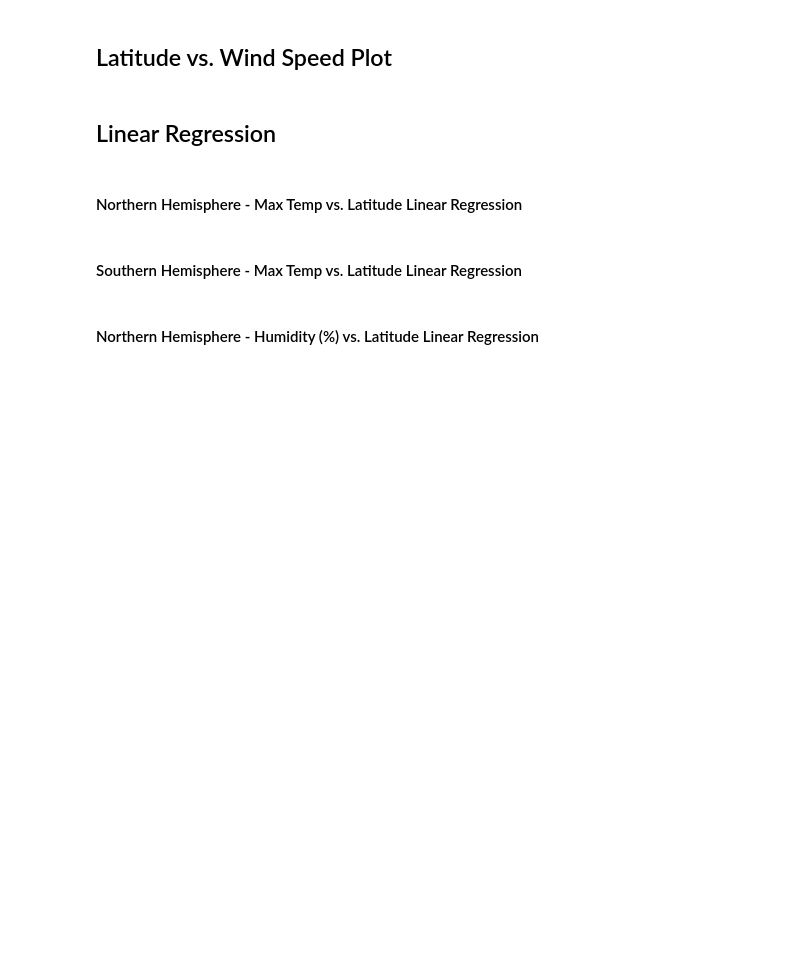
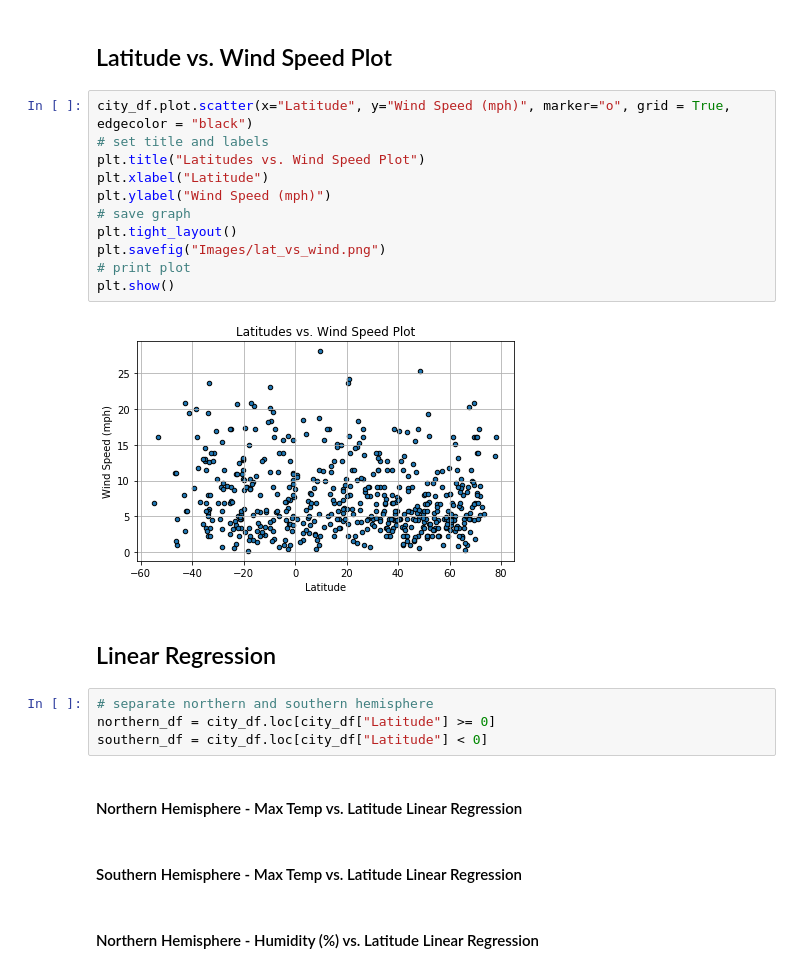
Before and after one commit to gemelodyyu/python_API_challenge, a Jupyter notebook: WeatherPy/WeatherPy.ipynb, the cells around one changed output. Cells and saved outputs as stored; diff of their text form; blank space fills up the shorter version.

```diff
--- a/WeatherPy/WeatherPy.ipynb
+++ b/WeatherPy/WeatherPy.ipynb
@@ -79,7 +244,24 @@ Skip this step if there are no cities that have humidity > 100%.
 # %% [markdown]
 ## Latitude vs. Wind Speed Plot
+# %%
+city_df.plot.scatter(x="Latitude", y="Wind Speed (mph)", marker="o", grid = True, edgecolor = "black")
+# set title and labels
+plt.title("Latitudes vs. Wind Speed Plot")
+plt.xlabel("Latitude")
+plt.ylabel("Wind Speed (mph)")
+# save graph
+plt.tight_layout()
+plt.savefig("Images/lat_vs_wind.png")
+# print plot
+plt.show()
+# %% [output]
+[figure, added]
 # %% [markdown]
 ## Linear Regression
+# %%
+# separate northern and southern hemisphere
+northern_df = city_df.loc[city_df["Latitude"] >= 0]
+southern_df = city_df.loc[city_df["Latitude"] < 0]
 # %% [markdown]
 ####  Northern Hemisphere - Max Temp vs. Latitude Linear Regression
 # %% [markdown]
```
Also changed, not shown: parts of 14 cells of this notebook.
